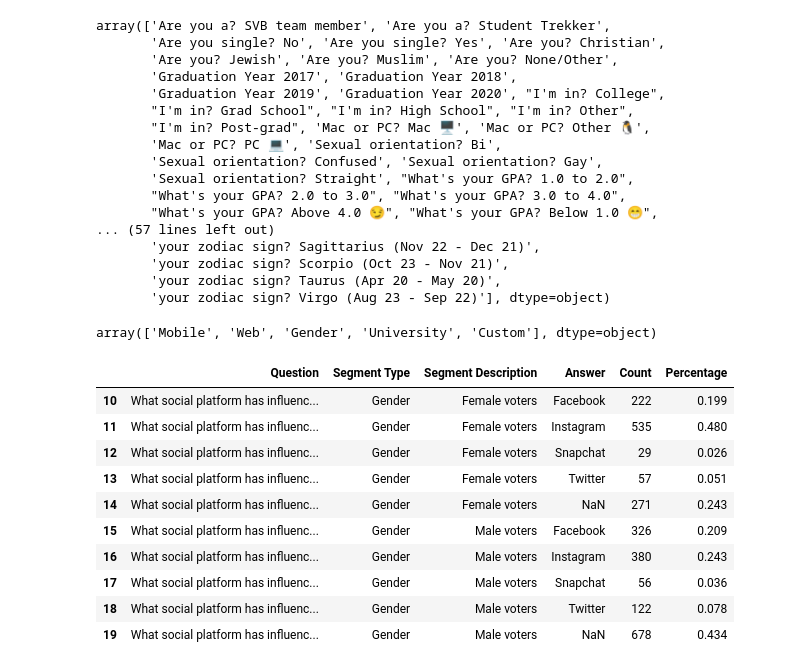
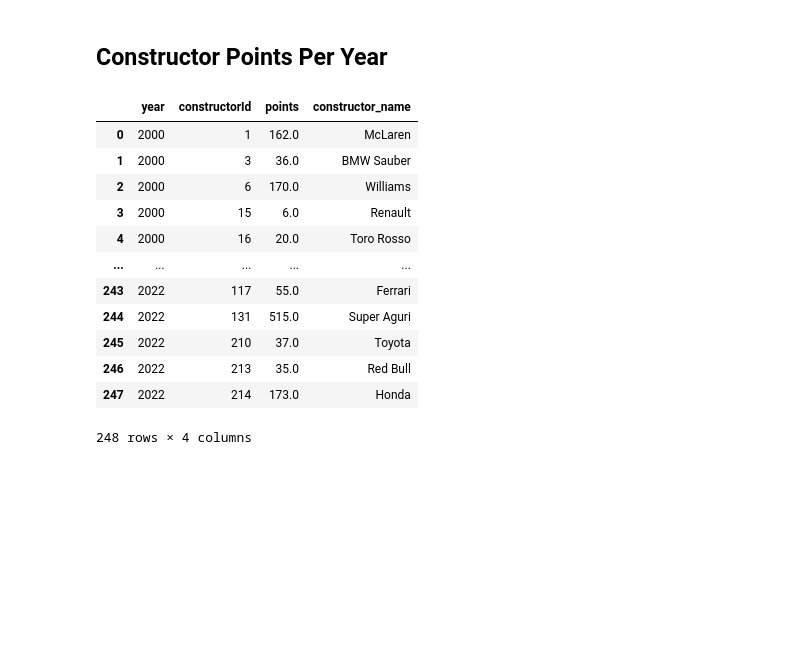
Before and after one commit to FarhatAdam/f1_pt_distribution, a Jupyter notebook: EDA.ipynb, the cells around one changed output. Cells and saved outputs as stored; diff of their text form; code cells hidden in the pictures; blank space fills up the shorter version.

```diff
--- a/EDA.ipynb
+++ b/EDA.ipynb
@@ -3,0 +56,3 @@ import numpy as np
+# %%
+with_years['year'] = with_years['raceId'].map(race_year_dict)
+with_years
@@ -3,0 +75,4 @@ import numpy as np
+# %%
+twentyfirst = with_years[with_years['year'].between(2000,2023)].copy()
+
+twentyfirst
@@ -48,39 +112,24 @@ other_qs = data[data['Segment Type'] == "Custom"]
-# %%
-other_questions = segments[179:]
-other_questions
-# %% [output]
-array(['Are you a? SVB team member', 'Are you a? Student Trekker',
-       'Are you single? No', 'Are you single? Yes', 'Are you? Christian',
-       'Are you? Jewish', 'Are you? Muslim', 'Are you? None/Other',
-       'Graduation Year 2017', 'Graduation Year 2018',
-       'Graduation Year 2019', 'Graduation Year 2020', "I'm in? College",
-       "I'm in? Grad School", "I'm in? High School", "I'm in? Other",
-       "I'm in? Post-grad", 'Mac or PC? Mac 🖥', 'Mac or PC? Other 🐧',
-       'Mac or PC? PC 💻', 'Sexual orientation? Bi',
-       'Sexual orientation? Confused', 'Sexual orientation? Gay',
-       'Sexual orientation? Straight', "What's your GPA? 1.0 to 2.0",
-       "What's your GPA? 2.0 to 3.0", "What's your GPA? 3.0 to 4.0",
-       "What's your GPA? Above 4.0 😏", "What's your GPA? Below 1.0 😁",
-... (57 lines left out)
-       'your zodiac sign? Sagittarius (Nov 22 - Dec 21)',
-       'your zodiac sign? Scorpio (Oct 23 - Nov 21)',
-       'your zodiac sign? Taurus (Apr 20 - May 20)',
-       'your zodiac sign? Virgo (Aug 23 - Sep 22)'], dtype=object)
-# %%
-data['Segment Type'].unique()
-# %% [output]
-array(['Mobile', 'Web', 'Gender', 'University', 'Custom'], dtype=object)
-# %%
-gender_only
-# %% [output]
-|  | Question | Segment Type | Segment Description | Answer | Count | Percentage |
-| 10 | What social platform has influenc... | Gender | Female voters | Facebook | 222 | 0.199 |
-| 11 | What social platform has influenc... | Gender | Female voters | Instagram | 535 | 0.480 |
-| 12 | What social platform has influenc... | Gender | Female voters | Snapchat | 29 | 0.026 |
-| 13 | What social platform has influenc... | Gender | Female voters | Twitter | 57 | 0.051 |
-| 14 | What social platform has influenc... | Gender | Female voters | NaN | 271 | 0.243 |
-| 15 | What social platform has influenc... | Gender | Male voters | Facebook | 326 | 0.209 |
-| 16 | What social platform has influenc... | Gender | Male voters | Instagram | 380 | 0.243 |
-| 17 | What social platform has influenc... | Gender | Male voters | Snapchat | 56 | 0.036 |
-| 18 | What social platform has influenc... | Gender | Male voters | Twitter | 122 | 0.078 |
-| 19 | What social platform has influenc... | Gender | Male voters | NaN | 678 | 0.434 |
+# %%
+constructor_names = dict(zip(constructors.constructorId, constructors.name))
+# %% [markdown]
+## Constructor Points Per Year
+# %%
+constructor_pts_year = pd.DataFrame(twentyfirst.groupby(['year','constructorId'])['points'].sum()).reset_index()
+
+constructor_pts_year['constructor_name'] = with_years['constructorId'].map(constructor_names)
+
+constructor_pts_year
+# %% [output]
+|  | year | constructorId | points | constructor_name |
+| 0 | 2000 | 1 | 162.0 | McLaren |
+| 1 | 2000 | 3 | 36.0 | BMW Sauber |
+| 2 | 2000 | 6 | 170.0 | Williams |
+| 3 | 2000 | 15 | 6.0 | Renault |
+| 4 | 2000 | 16 | 20.0 | Toro Rosso |
+| ... | ... | ... | ... | ... |
+| 243 | 2022 | 117 | 55.0 | Ferrari |
+| 244 | 2022 | 131 | 515.0 | Super Aguri |
+| 245 | 2022 | 210 | 37.0 | Toyota |
+| 246 | 2022 | 213 | 35.0 | Red Bull |
+| 247 | 2022 | 214 | 173.0 | Honda |
+248 rows × 4 columns
```
Also changed, not shown: parts of 19 cells of this notebook, 16 other files.
